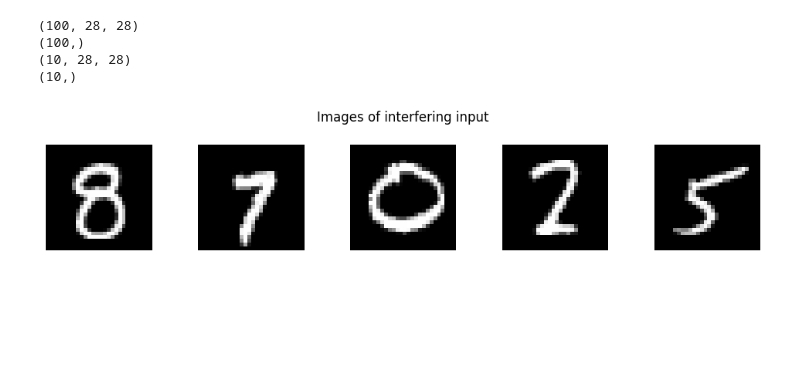
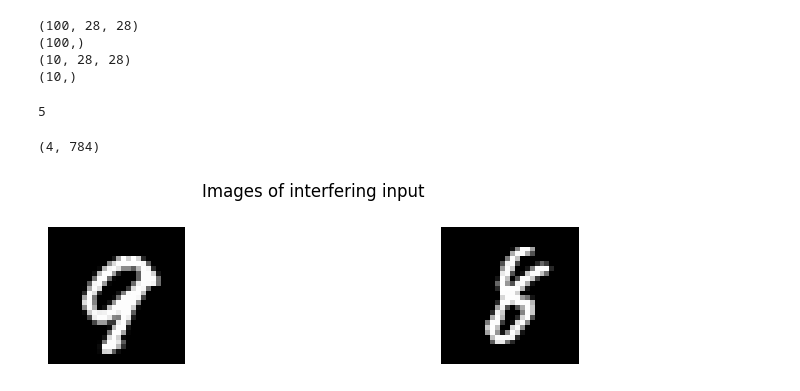
Before and after one commit to a-holla/SNN-WM, a Jupyter notebook: snnmnist-supervised.ipynb, the cells around one changed output. Saved outputs shown, nothing was run; the diff lists cells and outputs as text; code cells hidden in the pictures; blank space fills up the shorter version.

```diff
--- a/snnmnist-supervised.ipynb
+++ b/snnmnist-supervised.ipynb
@@ -131,6 +141,10 @@ print(y_test.shape)
 (100,)
 (10, 28, 28)
 (10,)
+# %%
+y_train[48] #35. 48
+# %% [output]
+5
 # %%
 def encode_data(X):
     num_input = X.shape[1]*X.shape[2]
@@ -147,48 +161,68 @@ t_exposure = 110*us
 data_training = encode_data(X_train)
 data_eval_train = encode_data(X_train)
 data_eval_test = encode_data(X_test)
-data_stim_in = np.zeros((n_output, n_input)) #Fix if using more than 1 neuron per digit
+#data_stim_in = np.zeros((n_output, n_input)) #Fix if using more than 1 neuron per digit
+data_stim_in = np.zeros((4, n_input))
+
 stimulus_list = []
 for ep in range(epoch):
     stimulus_list.append(data_training)
     stimulus_list.append(data_eval_train)
     stimulus_list.append(data_eval_test)
 
-X4 = X_train[30:31] #Randomly choose 1 sample to test retention
+'''
+X4 = X_train[12:13] #Randomly choose 1 sample to test retention
 data_stim_retention = np.zeros((X4.shape[0], n_input))
 data_stim_retention_noinput = np.zeros((X4.shape[0], n_input))
 for i in range(X4.shape[0]):
     data_stim_retention[i:i+1, :] = X4[i].ravel()
+'''
 
-stimulus_list.append(data_stim_retention)
+
+data_stim_retention_1 = np.zeros((1, n_input))
+data_stim_retention_2 = np.zeros((1, n_input))
+data_stim_retention_1[0, :] = X_train[35].ravel()
+data_stim_retention_2[0, :] = X_train[48].ravel()
+data_stim_retention_noinput = np.zeros((1, n_input))
+
+
+stimulus_list.append(data_stim_retention_1)
 stimulus_list.append(data_stim_retention_noinput)
+stimulus_list.append(data_stim_retention_2)
+stimulus_list.append(data_stim_retention_noinput)
+
 
 stimulus_list.append(data_stim_in) #For recapitulation, no input
 
-X3 = X_train[16:21] #Randomly choose some samples to test recapitulation + input feed
-data_stim_inout = np.zeros((X3.shape[0], n_input))
+X3 = X_train[27:29] #Randomly choose some samples to test recapitulation + input feed
+data_stim_inout = np.zeros((2*X3.shape[0], n_input))
 for i in range(X3.shape[0]):
-    data_stim_inout[i:i+1, :] = X3[i].ravel()
+    data_stim_inout[2*i:2*i+1, :] = X3[i].ravel()
+    data_stim_inout[2*i+1:2*i+2, :] = np.zeros((1, n_input)) #Just adding a gap, remove if needed
 
-
+stimulus_list.append(data_stim_inout)
 
 stimulus = TimedArray(np.vstack(stimulus_list), dt = t_exposure)
+# %%
+data_stim_inout.shape
+# %% [output]
+(4, 784)
 # %%
-fig, axes = plt.subplots(1, 5, figsize=(10, 2))
+fig, axes = plt.subplots(1, 2, figsize=(10, 2))
 
 for i, ax in enumerate(axes.flat):
     # Reshape the i-th row to 28x28
     image = X3[i, :].reshape(28, 28)
 
     # Plot the image
     ax.imshow(image, cmap='gray')
     ax.axis('off')  # Hide axis labels
 #plt.savefig("image2.png")
 plt.suptitle('Images of interfering input')
 plt.tight_layout()
 plt.show()
 # %% [output]
-[figure, old version]
+[figure, new version]
 # %%
 def encode_output_stimulus(X, y):
     num_input = n_output
```
Also changed, not shown: parts of 10 cells of this notebook.
